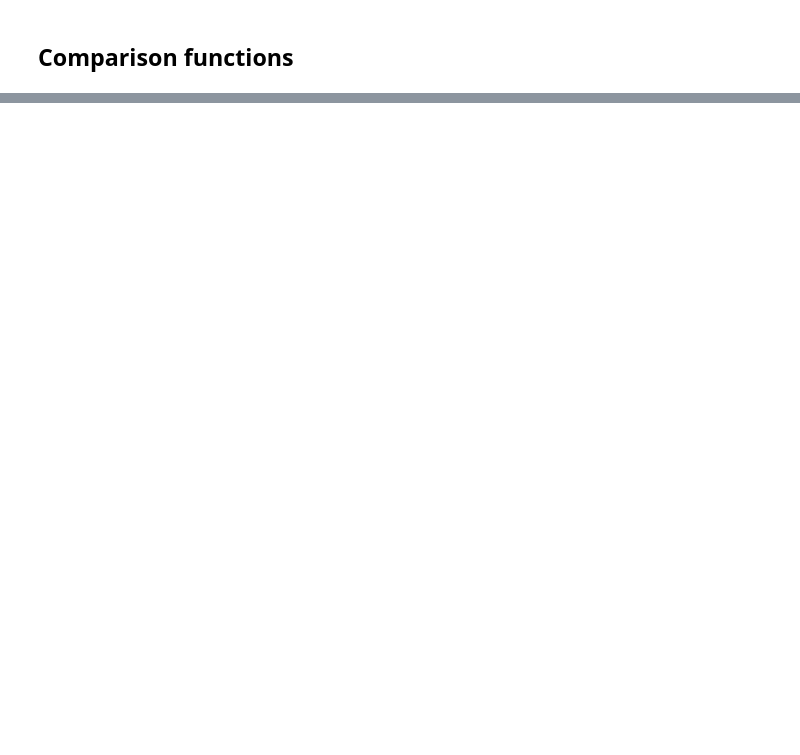
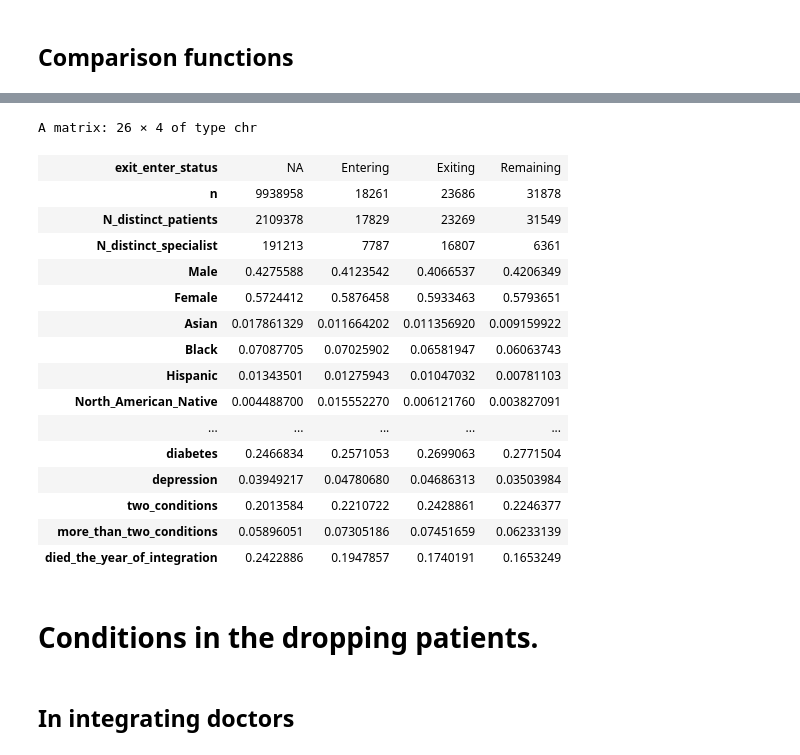
Before and after one commit to F4rbod/CaseMix, a Jupyter notebook: Calculations.ipynb, the cells around one changed output, grey strips where cells are left out. Cells and saved outputs as stored; diff of their text form; code cells hidden in the pictures; blank space fills up the shorter version.

```diff
--- a/Calculations.ipynb
+++ b/Calculations.ipynb
@@ -1494,0 +1517,3 @@ A matrix: 25 × 5 of type dbl
+# %%
+# yearly_calculations <- read_fst("yearly_calculations_cleaned.fst", as.data.table = T)
+yearly_calculations <- read_fst("yearly_calculations_with_integration_changes_mdppas.fst", as.data.table = T)
@@ -1494,0 +1530,14 @@ A matrix: 25 × 5 of type dbl
+# %%
+yearly_calculations <- yearly_calculations %>%
+  mutate(
+    exit_enter_status = case_when(
+      most_common_primary_care_physician_integration_change == "newly_integrated" &
+        most_common_primary_care_physician_changed == "FALSE" ~ "Remaining",
+      most_common_primary_care_physician_integration_change == "newly_integrated" &
+        most_common_primary_care_physician_changed == "TRUE" ~ "Entering",
+      last_year_most_common_primary_care_physician_integration_change == "newly_integrated" &
+        most_common_primary_care_physician_changed == "TRUE" ~ "Exiting"
+    )
+  ) %>%
+  as.data.table()
+yearly_calculations[DESY_SORT_KEY == "100005325"]
@@ -1494,0 +1600,26 @@ A matrix: 25 × 5 of type dbl
+# %%
+exit_enter_comparisons <- t(comparator_exit_enter(yearly_calculations))
+# %%
+exit_enter_comparisons
+# %% [output]
+A matrix: 26 × 4 of type chr
+| exit_enter_status | NA | Entering | Exiting | Remaining |
+| n | 9938958 | 18261 | 23686 | 31878 |
+| N_distinct_patients | 2109378 | 17829 | 23269 | 31549 |
+| N_distinct_specialist | 191213 | 7787 | 16807 | 6361 |
+| Male | 0.4275588 | 0.4123542 | 0.4066537 | 0.4206349 |
+| Female | 0.5724412 | 0.5876458 | 0.5933463 | 0.5793651 |
+| Asian | 0.017861329 | 0.011664202 | 0.011356920 | 0.009159922 |
+| Black | 0.07087705 | 0.07025902 | 0.06581947 | 0.06063743 |
+| Hispanic | 0.01343501 | 0.01275943 | 0.01047032 | 0.00781103 |
+| North_American_Native | 0.004488700 | 0.015552270 | 0.006121760 | 0.003827091 |
+| ... | ... | ... | ... | ... |
+| diabetes | 0.2466834 | 0.2571053 | 0.2699063 | 0.2771504 |
+| depression | 0.03949217 | 0.04780680 | 0.04686313 | 0.03503984 |
+| two_conditions | 0.2013584 | 0.2210722 | 0.2428861 | 0.2246377 |
+| more_than_two_conditions | 0.05896051 | 0.07305186 | 0.07451659 | 0.06233139 |
+| died_the_year_of_integration | 0.2422886 | 0.1947857 | 0.1740191 | 0.1653249 |
+# %% [markdown]
+# Conditions in the dropping patients.
+# %% [markdown]
+## In integrating doctors
```
Also changed, not shown: parts of 57 cells of this notebook, 3 other files.
